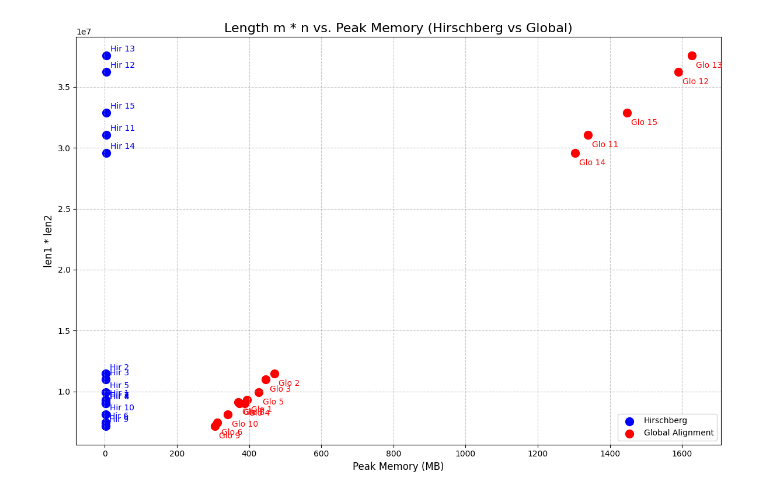
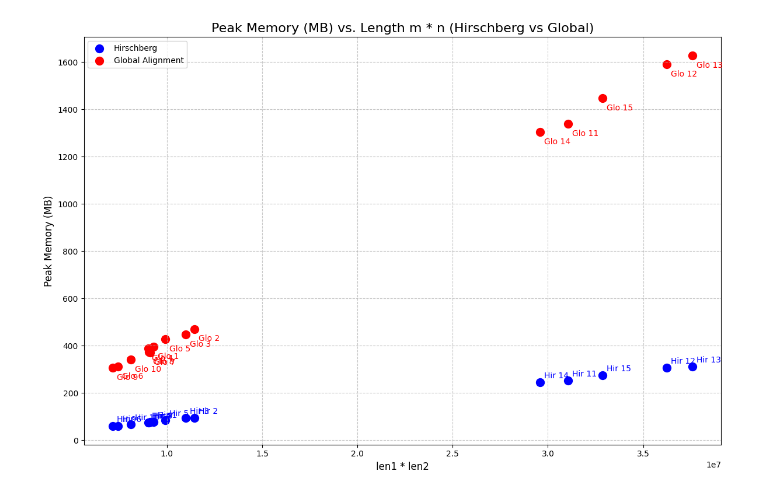
Before and after one commit to Emeraldb01/hirschberg_algorithm, a Jupyter notebook: data_visualization.ipynb, the cells around one changed output. Saved outputs shown, nothing was run; the diff lists cells and outputs as text; code cells hidden in the pictures.

```diff
--- a/data_visualization.ipynb
+++ b/data_visualization.ipynb
@@ -12,50 +12,50 @@ len1_1 = len(seq_df.iloc[0, 0])
 len1_2 = len(seq_df.iloc[5, 0])
 len1_3 = len(seq_df.iloc[10, 0])
 
-# Calculate y-axis values (len1 * len2) for all alignments
-y_values = []
+# Calculate x-axis values (len1 * len2) for all alignments
+x_values = []
 for i in range(15):
     if i < 5:
-        y_values.append(len1_1 * len(seq_df.iloc[i, 1]))
+        x_values.append(len1_1 * len(seq_df.iloc[i, 1]))
     elif i < 10:
-        y_values.append(len1_2 * len(seq_df.iloc[i, 1]))
+        x_values.append(len1_2 * len(seq_df.iloc[i, 1]))
     else:
-        y_values.append(len1_3 * len(seq_df.iloc[i, 1]))
+        x_values.append(len1_3 * len(seq_df.iloc[i, 1]))
 
-# Extract x-axis values (Peak Memory) for Hirschberg and Global
-hir_x_values = hir_df['Peak Memory (MB)'].tolist()[:15]
-glo_x_values = glo_df['Peak Memory (MB)'].tolist()[:15]
+# Extract y-axis values (Peak Memory) for Hirschberg and Global
+hir_y_values = hir_df['Peak Memory (MB)'].tolist()[:15]
+glo_y_values = glo_df['Peak Memory (MB)'].tolist()[:15]
 
 # Create the scatter plot
 plt.figure(figsize=(12, 8))
 
 # Plot Hirschberg results
-plt.scatter(hir_x_values, y_values, color='blue', s=100, label='Hirschberg')
+plt.scatter(x_values, hir_y_values, color='blue', s=100, label='Hirschberg')
 
 # Plot Global Alignment results
-plt.scatter(glo_x_values, y_values, color='red', s=100, label='Global Alignment')
+plt.scatter(x_values, glo_y_values, color='red', s=100, label='Global Alignment')
 
 # Customize the plot
-plt.title('Length m * n vs. Peak Memory (Hirschberg vs Global)', fontsize=16)
-plt.xlabel('Peak Memory (MB)', fontsize=12)
-plt.ylabel('len1 * len2', fontsize=12)
+plt.title('Peak Memory (MB) vs. Length m * n (Hirschberg vs Global)', fontsize=16)
+plt.xlabel('len1 * len2', fontsize=12)
+plt.ylabel('Peak Memory (MB)', fontsize=12)
 
 # Add labels for each point in both series
-for i, (x, y) in enumerate(zip(hir_x_values, y_values)):
+for i, (x, y) in enumerate(zip(x_values, hir_y_values)):
     plt.annotate(f'Hir {i+1}', (x, y), xytext=(5, 5),
                  textcoords='offset points', color='blue')
-for i, (x, y) in enumerate(zip(glo_x_values, y_values)):
+for i, (x, y) in enumerate(zip(x_values, glo_y_values)):
     plt.annotate(f'Glo {i+1}', (x, y), xytext=(5, -15),
                  textcoords='offset points', color='red')
 
 # Add legend
 plt.legend()
 
 # Improve layout
 plt.tight_layout()
 plt.grid(True, linestyle='--', alpha=0.7)
 
 # Show the plot
 plt.show()
 # %% [output]
-[figure, old version]
+[figure, new version]
```
Also changed, not shown: parts of 2 cells of this notebook, 1 other file.
